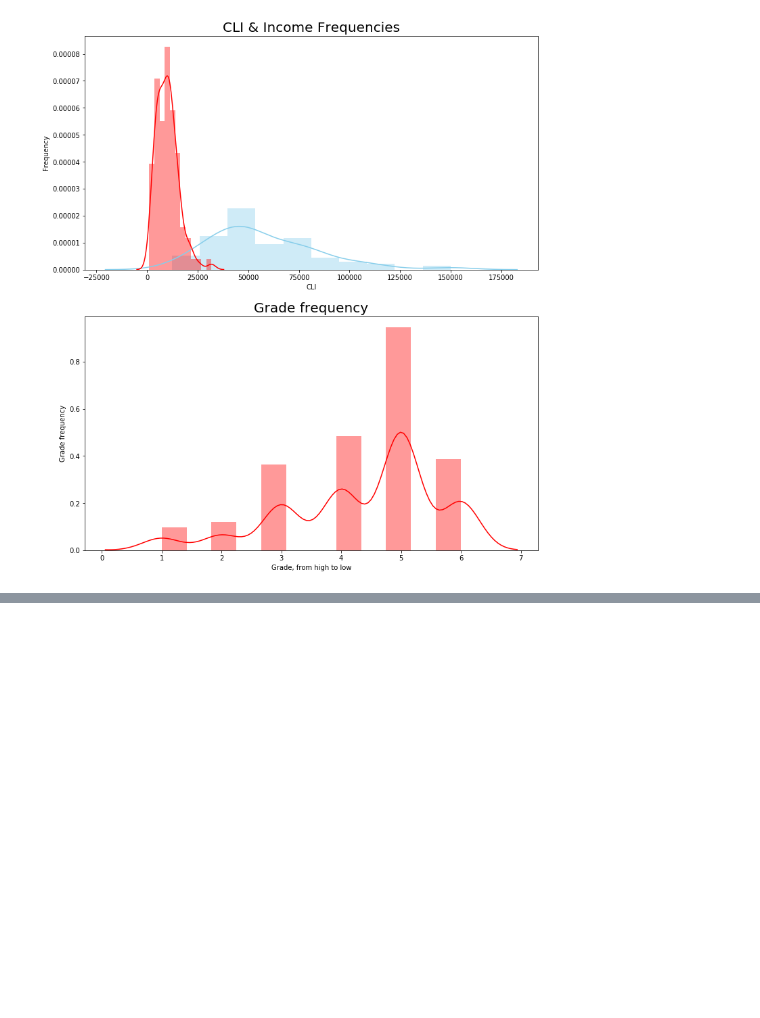
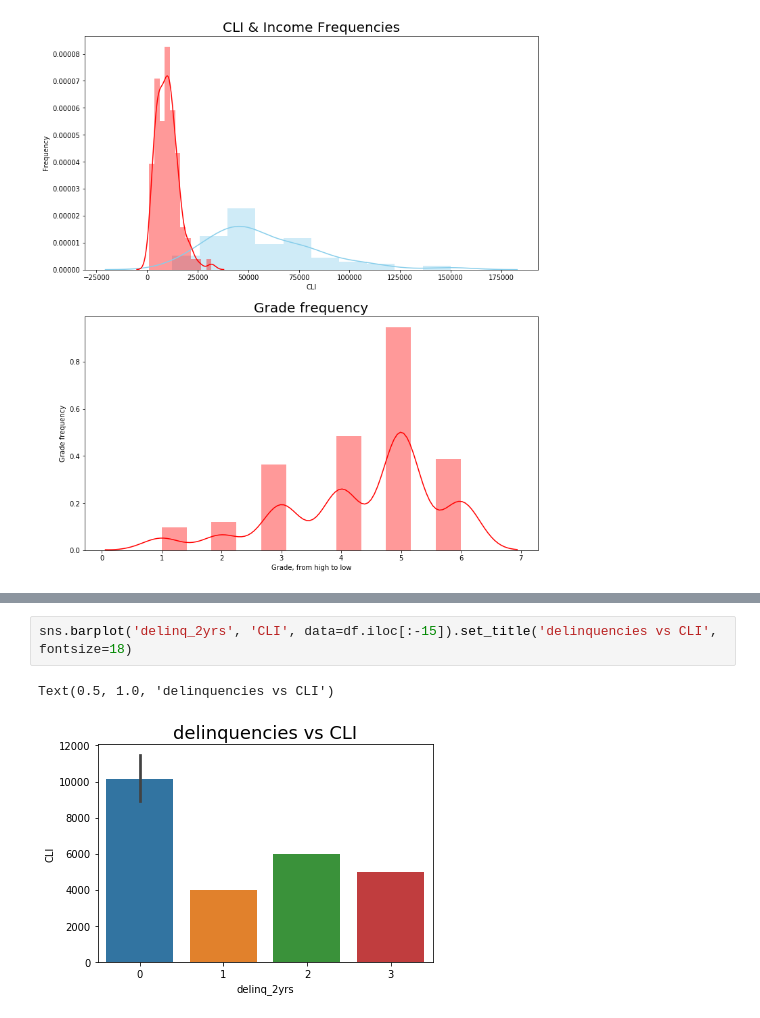
Before and after one commit to mattnappo/columbia-ml, a Jupyter notebook: Project2_Loan_Analysis.ipynb, the cells around one changed output, grey strips where cells are left out. Cells and saved outputs as stored; diff of their text form; blank space fills up the shorter version.

```diff
--- a/Project2_Loan_Analysis.ipynb
+++ b/Project2_Loan_Analysis.ipynb
@@ -154,0 +207,5 @@ Text(0, 0.5, 'CLI percent of income')
+# %%
+sns.barplot('delinq_2yrs', 'CLI', data=df.iloc[:-15]).set_title('delinquencies vs CLI', fontsize=18)
+# %% [output]
+Text(0.5, 1.0, 'delinquencies vs CLI')
+[figure, added]
```
Also changed, not shown: parts of 13 cells of this notebook, 1 other file.
